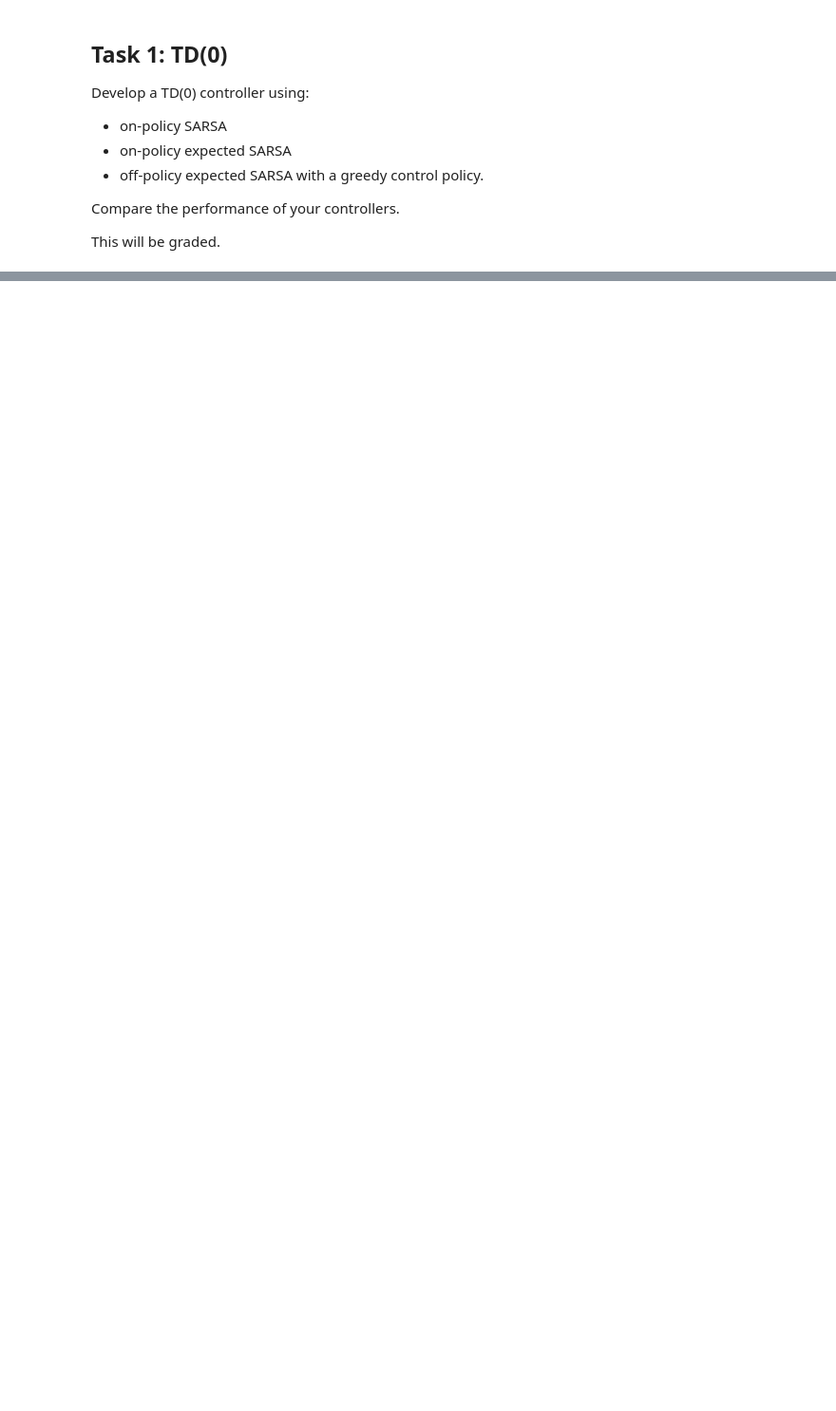
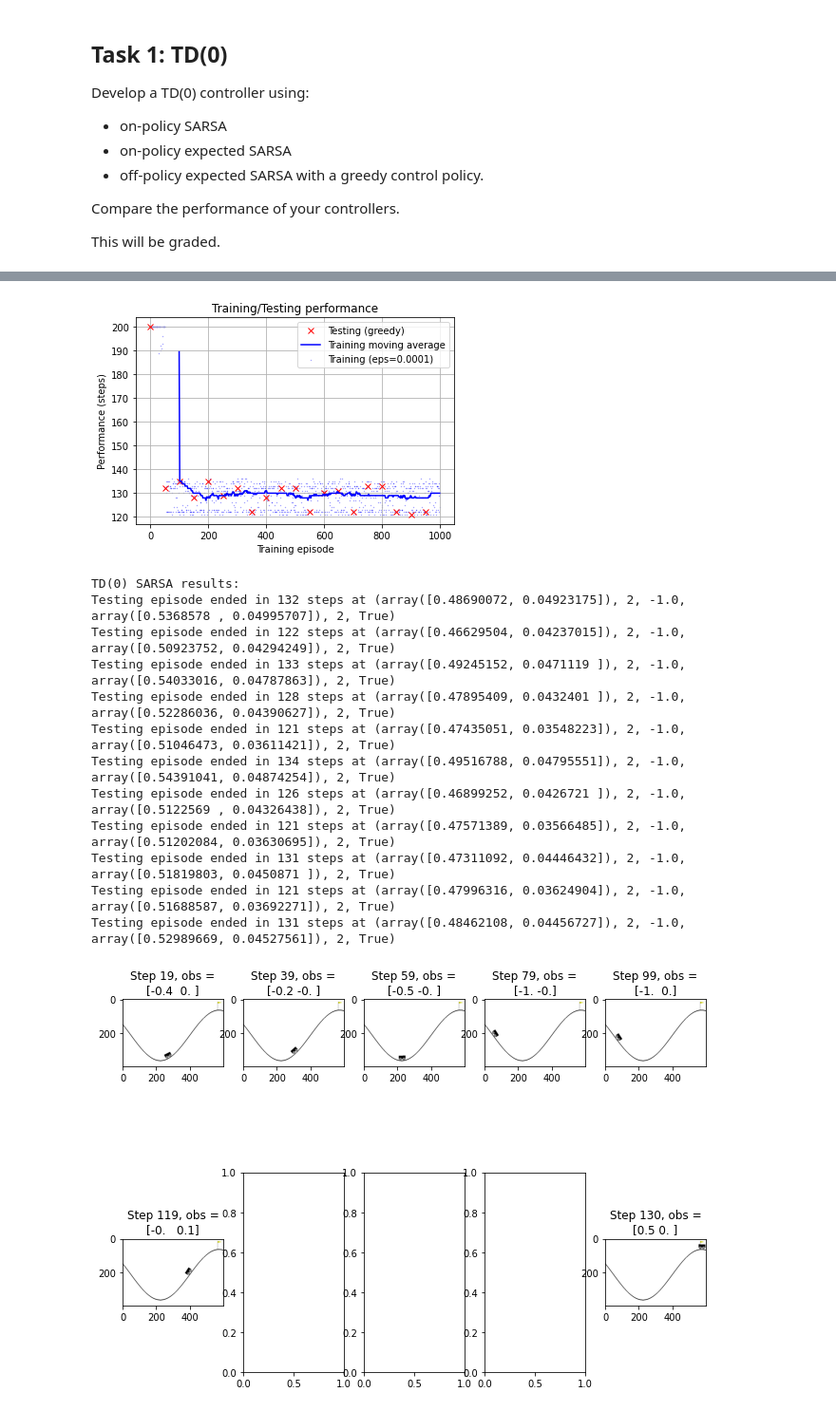
Before and after one commit to constructor-s/aps1080_winter_2021, a Jupyter notebook: A3/A3.ipynb, the cells around one changed output, grey strips where cells are left out. Shown at 95% size. Saved outputs shown, nothing was run; the diff lists cells and outputs as text; code cells hidden in the pictures; blank space fills up the shorter version.

```diff
--- a/A3/A3.ipynb
+++ b/A3/A3.ipynb
@@ -442,0 +534,33 @@ Testing episode ended in 118 steps at (array([0.46680927, 0.03520934]), 2, -1.0,
+# %%
+#%% TD(n) SARSA
+
+def train_tdn_sarsa(n):
+    result = train(step_update_fun=nSARSA(n=n),
+                gamma=0.999, eps = 0.0001, alpha=0.20, n_training_episodes=1000)
+    globals().update(result)
+
+    # Testing
+    print(f"TD({n}) SARSA results:")
+    for i in range(10):
+        episode = list(run_env(lambda o: np.argmax(Q[obs2state(o)]), plot=False))
+        print(f"Testing episode ended in {len(episode)} steps at {episode[-1]}")
+
+    episode = list(run_env(lambda o: np.argmax(Q[obs2state(o)]), plot='display' in globals()))
+    print(f"Testing episode ended in {len(episode)} steps at {episode[-1]}")
+# %%
+train_tdn_sarsa(n=0)
+# %% [output]
+[figure, added]
+TD(0) SARSA results:
+Testing episode ended in 132 steps at (array([0.48690072, 0.04923175]), 2, -1.0, array([0.5368578 , 0.04995707]), 2, True)
+Testing episode ended in 122 steps at (array([0.46629504, 0.04237015]), 2, -1.0, array([0.50923752, 0.04294249]), 2, True)
+Testing episode ended in 133 steps at (array([0.49245152, 0.0471119 ]), 2, -1.0, array([0.54033016, 0.04787863]), 2, True)
+Testing episode ended in 128 steps at (array([0.47895409, 0.0432401 ]), 2, -1.0, array([0.52286036, 0.04390627]), 2, True)
+Testing episode ended in 121 steps at (array([0.47435051, 0.03548223]), 2, -1.0, array([0.51046473, 0.03611421]), 2, True)
+Testing episode ended in 134 steps at (array([0.49516788, 0.04795551]), 2, -1.0, array([0.54391041, 0.04874254]), 2, True)
+Testing episode ended in 126 steps at (array([0.46899252, 0.0426721 ]), 2, -1.0, array([0.5122569 , 0.04326438]), 2, True)
+Testing episode ended in 121 steps at (array([0.47571389, 0.03566485]), 2, -1.0, array([0.51202084, 0.03630695]), 2, True)
+Testing episode ended in 131 steps at (array([0.47311092, 0.04446432]), 2, -1.0, array([0.51819803, 0.0450871 ]), 2, True)
+Testing episode ended in 121 steps at (array([0.47996316, 0.03624904]), 2, -1.0, array([0.51688587, 0.03692271]), 2, True)
+Testing episode ended in 131 steps at (array([0.48462108, 0.04456727]), 2, -1.0, array([0.52989669, 0.04527561]), 2, True)
+[figure, added]
```
Also changed, not shown: parts of 17 cells of this notebook.
